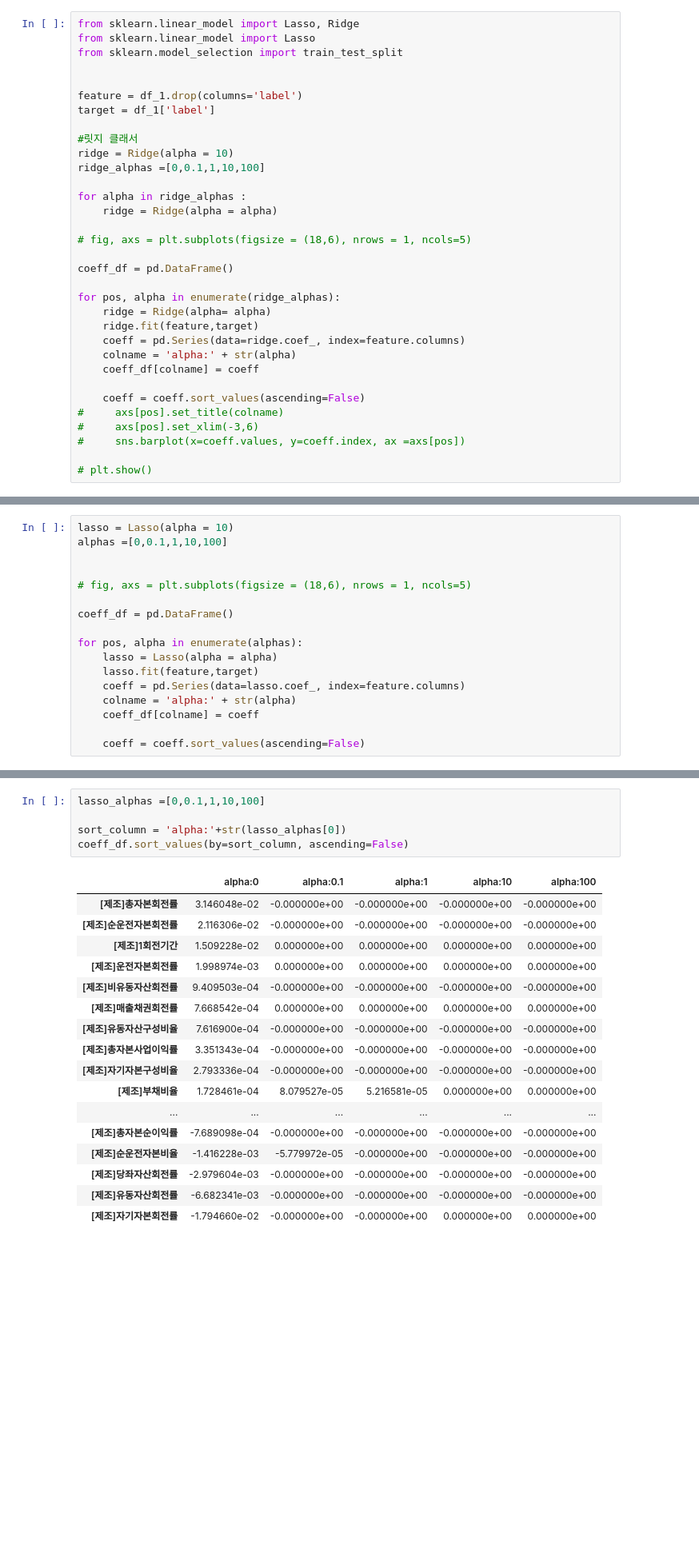
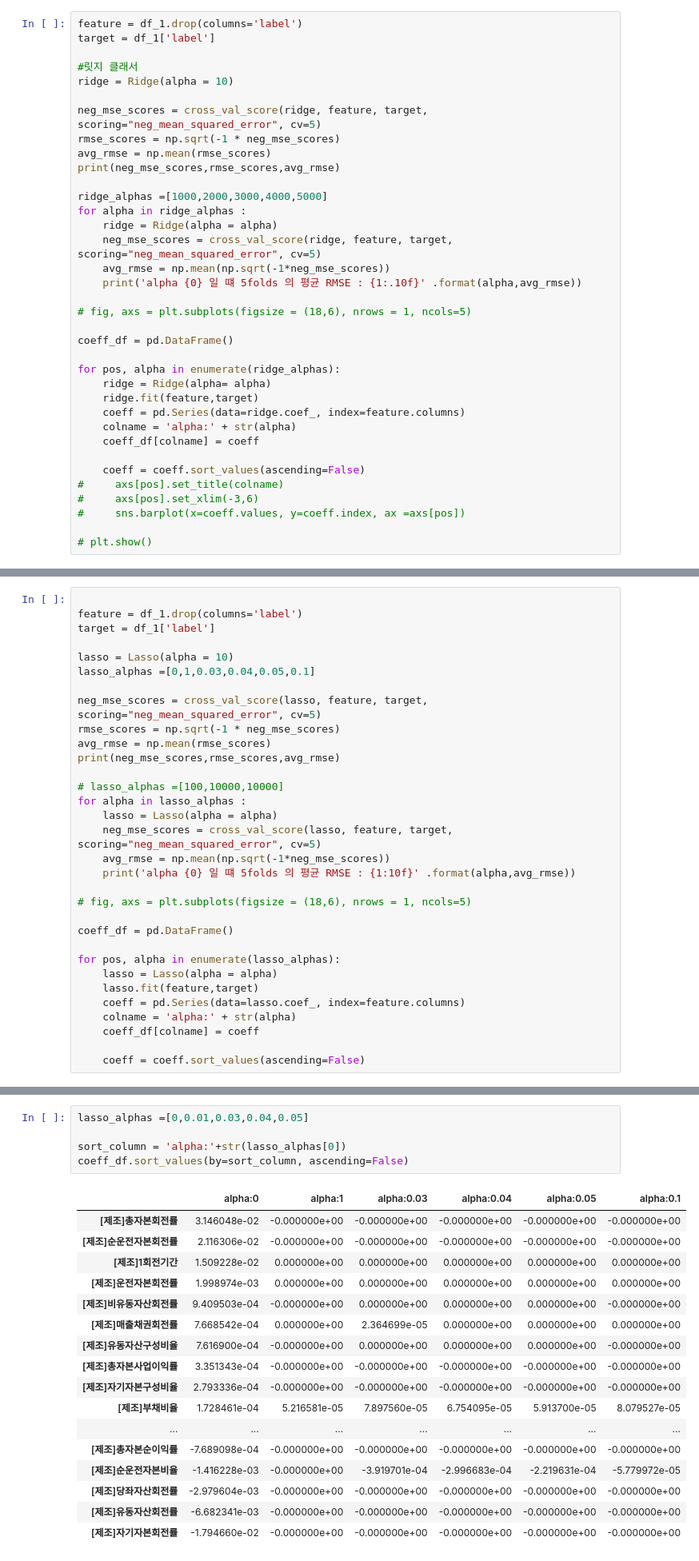
Before and after one commit to Sunghwi01/Project2, a Jupyter notebook: 라쏘.ipynb, the cells around one changed output, grey strips where cells are left out. Shown: that part at 80% size. Saved outputs shown, nothing was run; the diff lists cells and outputs as text; blank space fills up the shorter version.

```diff
--- a/라쏘.ipynb
+++ b/라쏘.ipynb
@@ -36,20 +40,23 @@ for col in df_1.columns:
 # %% [markdown]
 # Ridge
 # %%
-from sklearn.linear_model import Lasso, Ridge
-from sklearn.linear_model import Lasso
-from sklearn.model_selection import train_test_split
-
-
 feature = df_1.drop(columns='label')
 target = df_1['label']
 
 #릿지 클래서
 ridge = Ridge(alpha = 10)
-ridge_alphas =[0,0.1,1,10,100]
 
+neg_mse_scores = cross_val_score(ridge, feature, target, scoring="neg_mean_squared_error", cv=5)
+rmse_scores = np.sqrt(-1 * neg_mse_scores)
+avg_rmse = np.mean(rmse_scores)
+print(neg_mse_scores,rmse_scores,avg_rmse)
+
+ridge_alphas =[1000,2000,3000,4000,5000]
 for alpha in ridge_alphas :
     ridge = Ridge(alpha = alpha)
+    neg_mse_scores = cross_val_score(ridge, feature, target, scoring="neg_mean_squared_error", cv=5)
+    avg_rmse = np.mean(np.sqrt(-1*neg_mse_scores))
+    print('alpha {0} 일 떄 5folds 의 평균 RMSE : {1:.10f}' .format(alpha,avg_rmse))
 
 # fig, axs = plt.subplots(figsize = (18,6), nrows = 1, ncols=5)
 
@@ -95,15 +109,30 @@ coeff_df.sort_values(by=sort_column, ascending=False)
 # %% [markdown]
 # Lasso
 # %%
+
+feature = df_1.drop(columns='label')
+target = df_1['label']
+
 lasso = Lasso(alpha = 10)
-alphas =[0,0.1,1,10,100]
+lasso_alphas =[0,1,0.03,0.04,0.05,0.1]
 
+neg_mse_scores = cross_val_score(lasso, feature, target, scoring="neg_mean_squared_error", cv=5)
+rmse_scores = np.sqrt(-1 * neg_mse_scores)
+avg_rmse = np.mean(rmse_scores)
+print(neg_mse_scores,rmse_scores,avg_rmse)
+
+# lasso_alphas =[100,10000,10000]
+for alpha in lasso_alphas :
+    lasso = Lasso(alpha = alpha)
+    neg_mse_scores = cross_val_score(lasso, feature, target, scoring="neg_mean_squared_error", cv=5)
+    avg_rmse = np.mean(np.sqrt(-1*neg_mse_scores))
+    print('alpha {0} 일 떄 5folds 의 평균 RMSE : {1:10f}' .format(alpha,avg_rmse))
 
 # fig, axs = plt.subplots(figsize = (18,6), nrows = 1, ncols=5)
 
 coeff_df = pd.DataFrame()
 
-for pos, alpha in enumerate(alphas):
+for pos, alpha in enumerate(lasso_alphas):
     lasso = Lasso(alpha = alpha)
     lasso.fit(feature,target)
     coeff = pd.Series(data=lasso.coef_, index=feature.columns)
@@ -114,25 +151,25 @@ for pos, alpha in enumerate(alphas):
 # %% [markdown]
 ## Lasso의 알파를 조정해 값 확인
 # %%
-lasso_alphas =[0,0.1,1,10,100]
+lasso_alphas =[0,0.01,0.03,0.04,0.05]
 
 sort_column = 'alpha:'+str(lasso_alphas[0])
 coeff_df.sort_values(by=sort_column, ascending=False)
 # %% [output]
-|  | alpha:0 | alpha:0.1 | alpha:1 | alpha:10 | alpha:100 |
-| [제조]총자본회전률 | 3.146048e-02 | -0.000000e+00 | -0.000000e+00 | -0.000000e+00 | -0.000000e+00 |
-| [제조]순운전자본회전률 | 2.116306e-02 | -0.000000e+00 | -0.000000e+00 | -0.000000e+00 | -0.000000e+00 |
-| [제조]1회전기간 | 1.509228e-02 | 0.000000e+00 | 0.000000e+00 | 0.000000e+00 | 0.000000e+00 |
-| [제조]운전자본회전률 | 1.998974e-03 | 0.000000e+00 | 0.000000e+00 | 0.000000e+00 | 0.000000e+00 |
-| [제조]비유동자산회전률 | 9.409503e-04 | -0.000000e+00 | -0.000000e+00 | -0.000000e+00 | -0.000000e+00 |
-| [제조]매출채권회전률 | 7.668542e-04 | 0.000000e+00 | 0.000000e+00 | 0.000000e+00 | 0.000000e+00 |
-| [제조]유동자산구성비율 | 7.616900e-04 | -0.000000e+00 | -0.000000e+00 | -0.000000e+00 | -0.000000e+00 |
-| [제조]총자본사업이익률 | 3.351343e-04 | -0.000000e+00 | -0.000000e+00 | -0.000000e+00 | -0.000000e+00 |
-| [제조]자기자본구성비율 | 2.793336e-04 | -0.000000e+00 | -0.000000e+00 | -0.000000e+00 | -0.000000e+00 |
-| [제조]부채비율 | 1.728461e-04 | 8.079527e-05 | 5.216581e-05 | 0.000000e+00 | 0.000000e+00 |
-| ... | ... | ... | ... | ... | ... |
-| [제조]총자본순이익률 | -7.689098e-04 | -0.000000e+00 | -0.000000e+00 | -0.000000e+00 | -0.000000e+00 |
-| [제조]순운전자본비율 | -1.416228e-03 | -5.779972e-05 | -0.000000e+00 | -0.000000e+00 | -0.000000e+00 |
-| [제조]당좌자산회전률 | -2.979604e-03 | -0.000000e+00 | -0.000000e+00 | -0.000000e+00 | -0.000000e+00 |
-| [제조]유동자산회전률 | -6.682341e-03 | -0.000000e+00 | -0.000000e+00 | -0.000000e+00 | -0.000000e+00 |
-| [제조]자기자본회전률 | -1.794660e-02 | -0.000000e+00 | -0.000000e+00 | 0.000000e+00 | 0.000000e+00 |
+|  | alpha:0 | alpha:1 | alpha:0.03 | alpha:0.04 | alpha:0.05 | alpha:0.1 |
+| [제조]총자본회전률 | 3.146048e-02 | -0.000000e+00 | -0.000000e+00 | -0.000000e+00 | -0.000000e+00 | -0.000000e+00 |
+| [제조]순운전자본회전률 | 2.116306e-02 | -0.000000e+00 | -0.000000e+00 | -0.000000e+00 | -0.000000e+00 | -0.000000e+00 |
+| [제조]1회전기간 | 1.509228e-02 | 0.000000e+00 | 0.000000e+00 | 0.000000e+00 | 0.000000e+00 | 0.000000e+00 |
+| [제조]운전자본회전률 | 1.998974e-03 | 0.000000e+00 | 0.000000e+00 | 0.000000e+00 | 0.000000e+00 | 0.000000e+00 |
+| [제조]비유동자산회전률 | 9.409503e-04 | -0.000000e+00 | 0.000000e+00 | 0.000000e+00 | 0.000000e+00 | -0.000000e+00 |
+| [제조]매출채권회전률 | 7.668542e-04 | 0.000000e+00 | 2.364699e-05 | 0.000000e+00 | 0.000000e+00 | 0.000000e+00 |
+| [제조]유동자산구성비율 | 7.616900e-04 | -0.000000e+00 | 0.000000e+00 | 0.000000e+00 | 0.000000e+00 | -0.000000e+00 |
+| [제조]총자본사업이익률 | 3.351343e-04 | -0.000000e+00 | -0.000000e+00 | -0.000000e+00 | -0.000000e+00 | -0.000000e+00 |
+| [제조]자기자본구성비율 | 2.793336e-04 | -0.000000e+00 | -0.000000e+00 | -0.000000e+00 | -0.000000e+00 | -0.000000e+00 |
+| [제조]부채비율 | 1.728461e-04 | 5.216581e-05 | 7.897560e-05 | 6.754095e-05 | 5.913700e-05 | 8.079527e-05 |
+| ... | ... | ... | ... | ... | ... | ... |
+| [제조]총자본순이익률 | -7.689098e-04 | -0.000000e+00 | -0.000000e+00 | -0.000000e+00 | -0.000000e+00 | -0.000000e+00 |
+| [제조]순운전자본비율 | -1.416228e-03 | -0.000000e+00 | -3.919701e-04 | -2.996683e-04 | -2.219631e-04 | -5.779972e-05 |
+| [제조]당좌자산회전률 | -2.979604e-03 | -0.000000e+00 | -0.000000e+00 | -0.000000e+00 | -0.000000e+00 | -0.000000e+00 |
+| [제조]유동자산회전률 | -6.682341e-03 | -0.000000e+00 | -0.000000e+00 | -0.000000e+00 | -0.000000e+00 | -0.000000e+00 |
+| [제조]자기자본회전률 | -1.794660e-02 | -0.000000e+00 | -0.000000e+00 | -0.000000e+00 | -0.000000e+00 | -0.000000e+00 |
```
Also changed, not shown: parts of 25 cells of this notebook, 4 other files.
